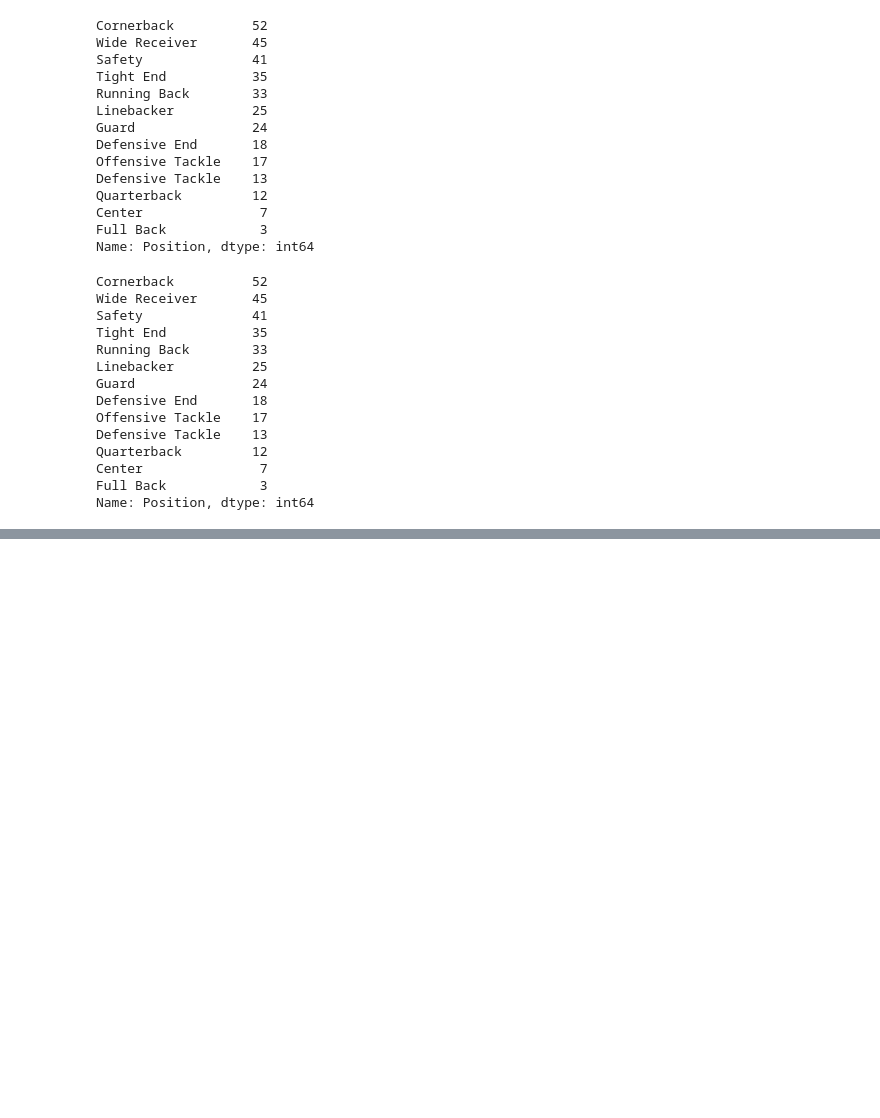
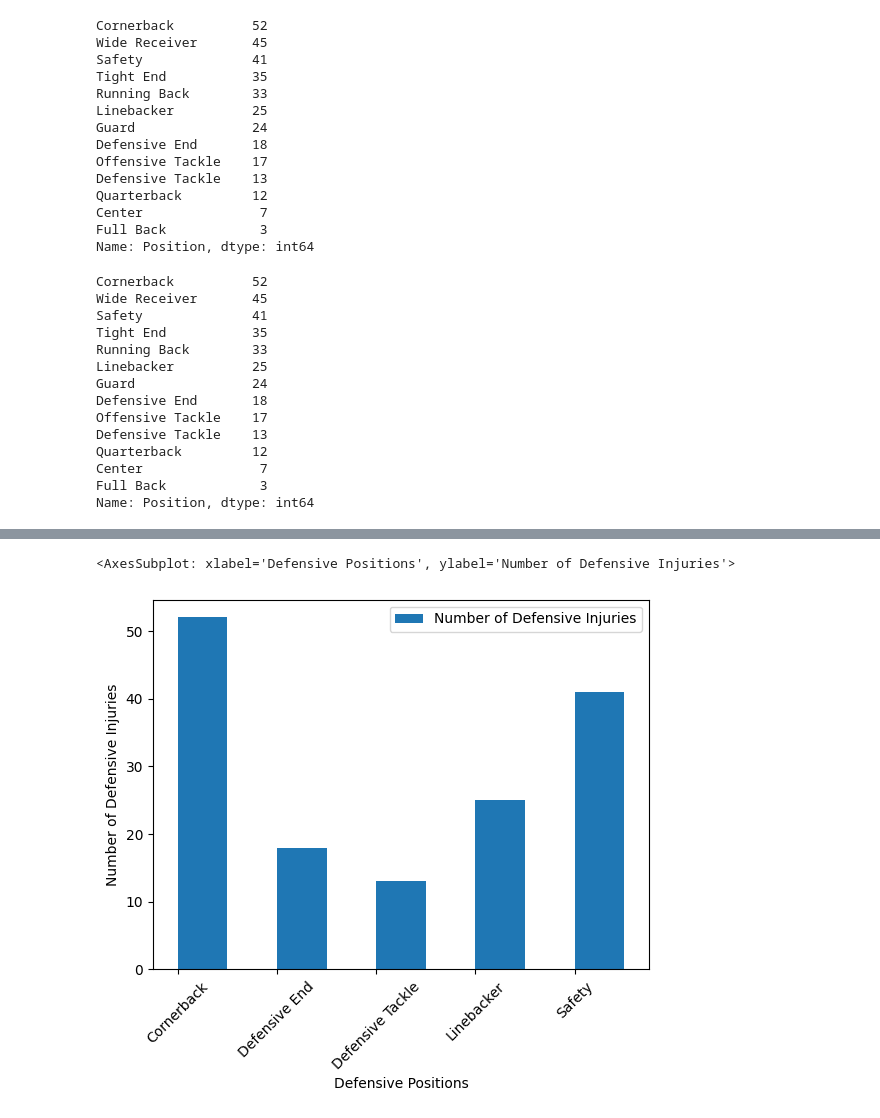
Before and after one commit to DunieCarrasco/nfl_concussion_analysis, a Jupyter notebook: joel_clean_dataframe.ipynb, the cells around one changed output, grey strips where cells are left out. Drawn from its saved outputs; the diff is of its cells as text; code cells hidden in the pictures; blank space fills up the shorter version.

```diff
--- a/joel_clean_dataframe.ipynb
+++ b/joel_clean_dataframe.ipynb
@@ -220,0 +271,4 @@ clean_df
+# %%
+# Create a dataframe with defensive positions only
+defense_df = clean_df.loc[clean_df["Team Type"] == "defense"]
+defense_df.head()
@@ -220,0 +282,4 @@ clean_df
+# %%
+# Determine the number of head injuries and concussions per position on defense
+defense_injuries= defense_df.groupby(["Position"]).apply(lambda x: x[x["Team Type"] == "defense"]["Weeks Injured"].count())
+defense_injuries
@@ -220,0 +294,6 @@ clean_df
+# %%
+# Put it in a dataframe
+defense_injuries_df = pd.DataFrame(defense_injuries)
+defense_injuries_df = defense_injuries_df.reset_index()
+defense_injuries_df = defense_injuries_df.rename(columns = {"Position":"Defensive Position", 0:"Number of Defensive Injuries"})
+defense_injuries_df
@@ -220,0 +307,7 @@ clean_df
+# %%
+# Create the bar graph
+bar_defense_injuries_df = defense_injuries_df.set_index("Defensive Position")
+bar_defense_injuries_df.plot(kind="bar", xlabel="Defensive Positions", ylabel="Number of Defensive Injuries", rot=45, position=0)
+# %% [output]
+<AxesSubplot: xlabel='Defensive Positions', ylabel='Number of Defensive Injuries'>
+[figure, added]
```
Also changed, not shown: parts of 28 cells of this notebook, 1 other file.
